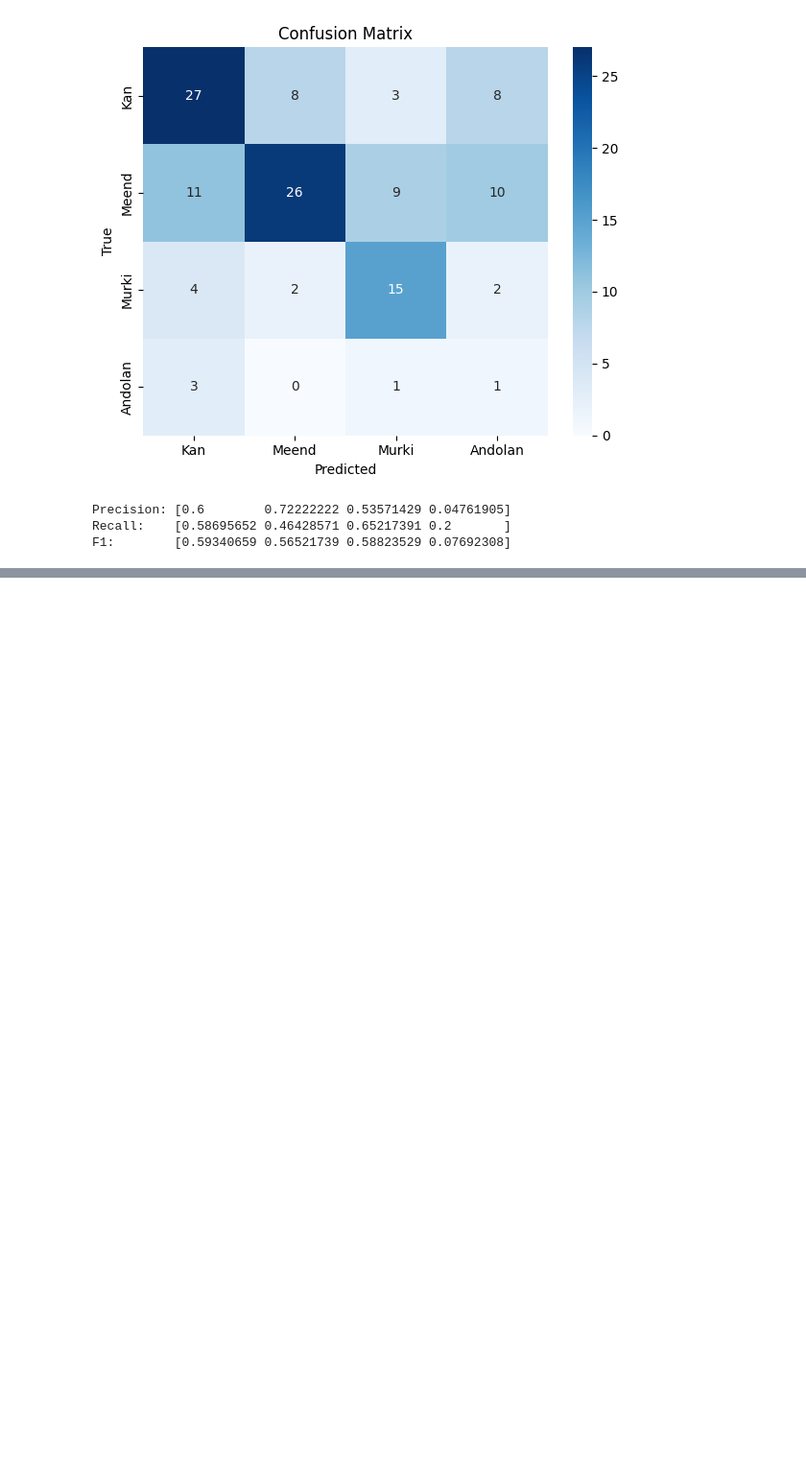
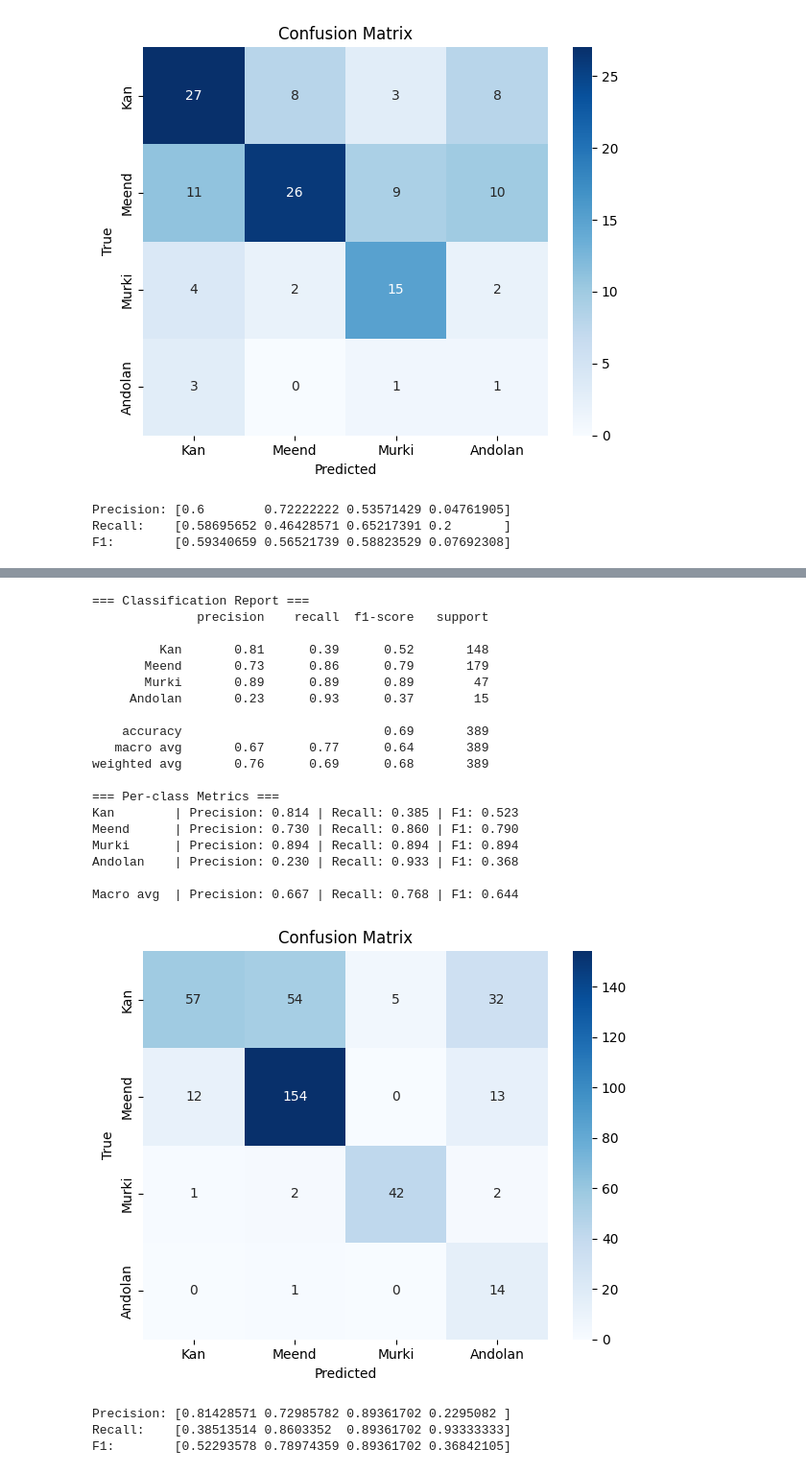
Before and after one commit to Sangarshanan/hindustani-ornamentation-classification, a Jupyter notebook: notebooks/TCN_experiments.ipynb, the cells around one changed output, grey strips where cells are left out. Shown at 96% size. Saved outputs shown, nothing was run; the diff lists cells and outputs as text; code cells hidden in the pictures; blank space fills up the shorter version.

```diff
--- a/notebooks/TCN_experiments.ipynb
+++ b/notebooks/TCN_experiments.ipynb
@@ -907,0 +1052,5 @@ F1:        [0.59340659 0.56521739 0.58823529 0.07692308]
+# %%
+# After running extract_ornament_segments
+X, y, label_map = prepare_tcn_input(segments_aug, fixed_length=200)
+train_loader, test_loader = get_dataloaders(X, y, batch_size=16)
+model = train_tcn(train_loader, test_loader, epochs=30)
@@ -907,0 +1075,31 @@ F1:        [0.59340659 0.56521739 0.58823529 0.07692308]
+# %%
+all_preds, all_labels, precision, recall, f1 = evaluate_model(model, test_loader, label_map)
+
+# Print as arrays
+print("Precision:", precision)
+print("Recall:   ", recall)
+print("F1:       ", f1)
+# %% [output]
+=== Classification Report ===
+              precision    recall  f1-score   support
+
+         Kan       0.81      0.39      0.52       148
+       Meend       0.73      0.86      0.79       179
+       Murki       0.89      0.89      0.89        47
+     Andolan       0.23      0.93      0.37        15
+
+    accuracy                           0.69       389
+   macro avg       0.67      0.77      0.64       389
+weighted avg       0.76      0.69      0.68       389
+
+=== Per-class Metrics ===
+Kan        | Precision: 0.814 | Recall: 0.385 | F1: 0.523
+Meend      | Precision: 0.730 | Recall: 0.860 | F1: 0.790
+Murki      | Precision: 0.894 | Recall: 0.894 | F1: 0.894
+Andolan    | Precision: 0.230 | Recall: 0.933 | F1: 0.368
+
+Macro avg  | Precision: 0.667 | Recall: 0.768 | F1: 0.644
+[figure, added]
+Precision: [0.81428571 0.72985782 0.89361702 0.2295082 ]
+Recall:    [0.38513514 0.8603352  0.89361702 0.93333333]
+F1:        [0.52293578 0.78974359 0.89361702 0.36842105]
```
Also changed, not shown: parts of 17 cells of this notebook.
